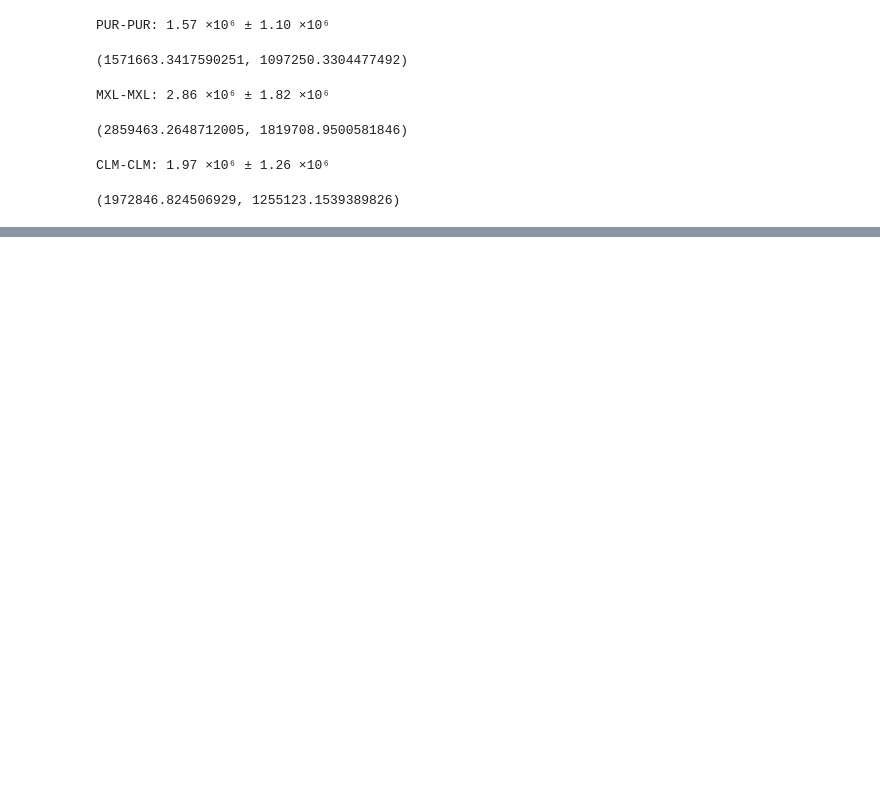
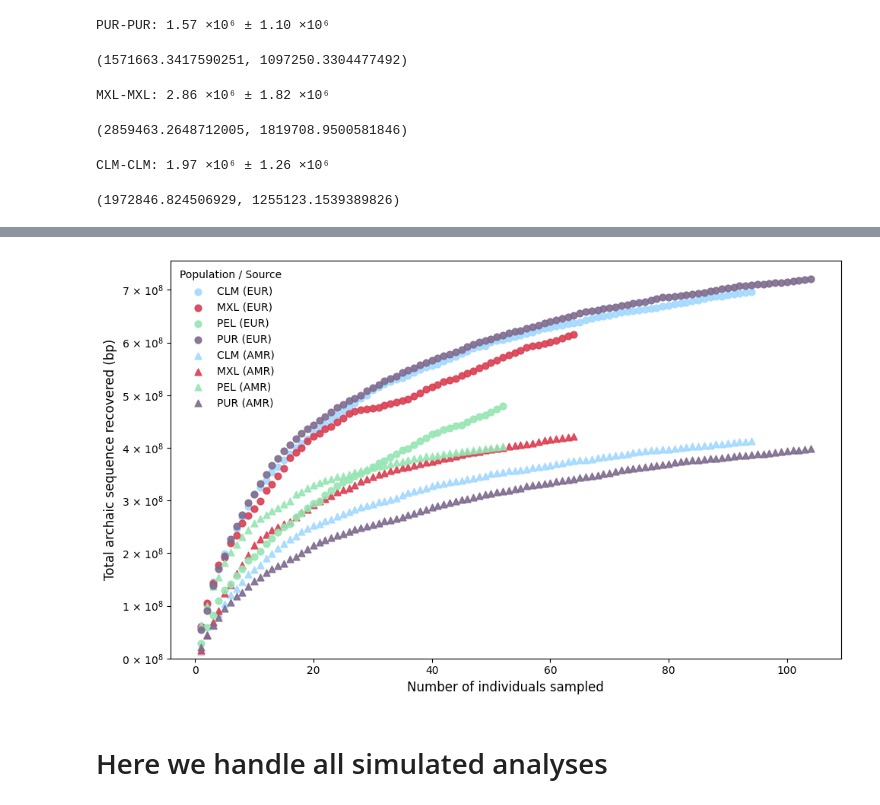
Before and after one commit to abigailkuntzleman-811/source_pops_amr, a Jupyter notebook: Chapter_1.ipynb, the cells around one changed output, grey strips where cells are left out. Drawn from its saved outputs; the diff is of its cells as text; code cells hidden in the pictures; blank space fills up the shorter version.

```diff
--- a/Chapter_1.ipynb
+++ b/Chapter_1.ipynb
@@ -289,0 +353,74 @@ CLM-CLM: 1.97 ×10⁶ ± 1.26 ×10⁶
+# %%
+import numpy as np
+import matplotlib.pyplot as plt
+from matplotlib.ticker import FuncFormatter
+
+base_path = '/users/akuntzle/IBD_archaic_shared/data/recovered_archaic_by_admix_prop'
+pops = ['CLM', 'MXL', 'PEL', 'PUR']
+colors = {
+    'CLM': '#A3D9FF',
+    'MXL': '#DA3E52',
+    'PEL': '#96E6B3',
+    'PUR': '#7E6B8F'
+}
+
+plt.figure(figsize=(10, 6))
+
+eur_handles = []
+amr_handles = []
+
+for pop in pops:
+    # ---------- EUR ----------
+    path_eur = f'{base_path}/{pop}_only_EUR_archaic_recovered.txt'
+    with open(path_eur, 'r') as f:
+        x = f.readline()[3:-1].split(', ')
+        y = f.readline()[3:-1].split(', ')
+    x = np.array([float(v) for v in x])
+    y = np.array([float(v) for v in y])
+    h_eur = plt.scatter(x, y,
+                        color=colors[pop],
+                        marker='o',
+                        s=40,
+                        alpha=0.9,
+                        label=f'{pop} (EUR)')
+    eur_handles.append(h_eur)
+
+    # ---------- AMR ----------
+    path_amr = f'{base_path}/{pop}_only_AMR_archaic_recovered.txt'
+    with open(path_amr, 'r') as f:
+        x = f.readline()[3:-1].split(', ')
+        y = f.readline()[3:-1].split(', ')
+    x = np.array([float(v) for v in x])
+    y = np.array([float(v) for v in y])
+    h_amr = plt.scatter(x, y,
+                        color=colors[pop],
+                        marker='^',
+                        s=40,
+                        alpha=0.9,
+                        label=f'{pop} (AMR)')
+    amr_handles.append(h_amr)
+
+# ---------- formatting ----------
+plt.xlabel("Number of individuals sampled", fontsize=12)
+plt.ylabel("Total archaic sequence recovered (bp)", fontsize=12)
+
+def sci_formatter(val, pos):
+    scaled = val / 1e8
+    if scaled.is_integer():
+        return rf'{int(scaled)} × $10^{{8}}$'
+    return rf'{scaled:.1f} × $10^{{8}}$'
+
+plt.gca().yaxis.set_major_formatter(FuncFormatter(sci_formatter))
+plt.ylim(bottom=0)
+
+# EUR entries first, then all AMR entries
+plt.legend(handles=eur_handles + amr_handles,
+           title="Population / Source", frameon=False)
+
+plt.tight_layout()
+plt.savefig('/users/akuntzle/IBD_archaic_shared/figures/real_recovered_from_eur_amr')
+plt.show()
+# %% [output]
+[figure, added]
+# %% [markdown]
+# Here we handle all simulated analyses
```
Also changed, not shown: parts of 75 cells of this notebook, 1 other file.
